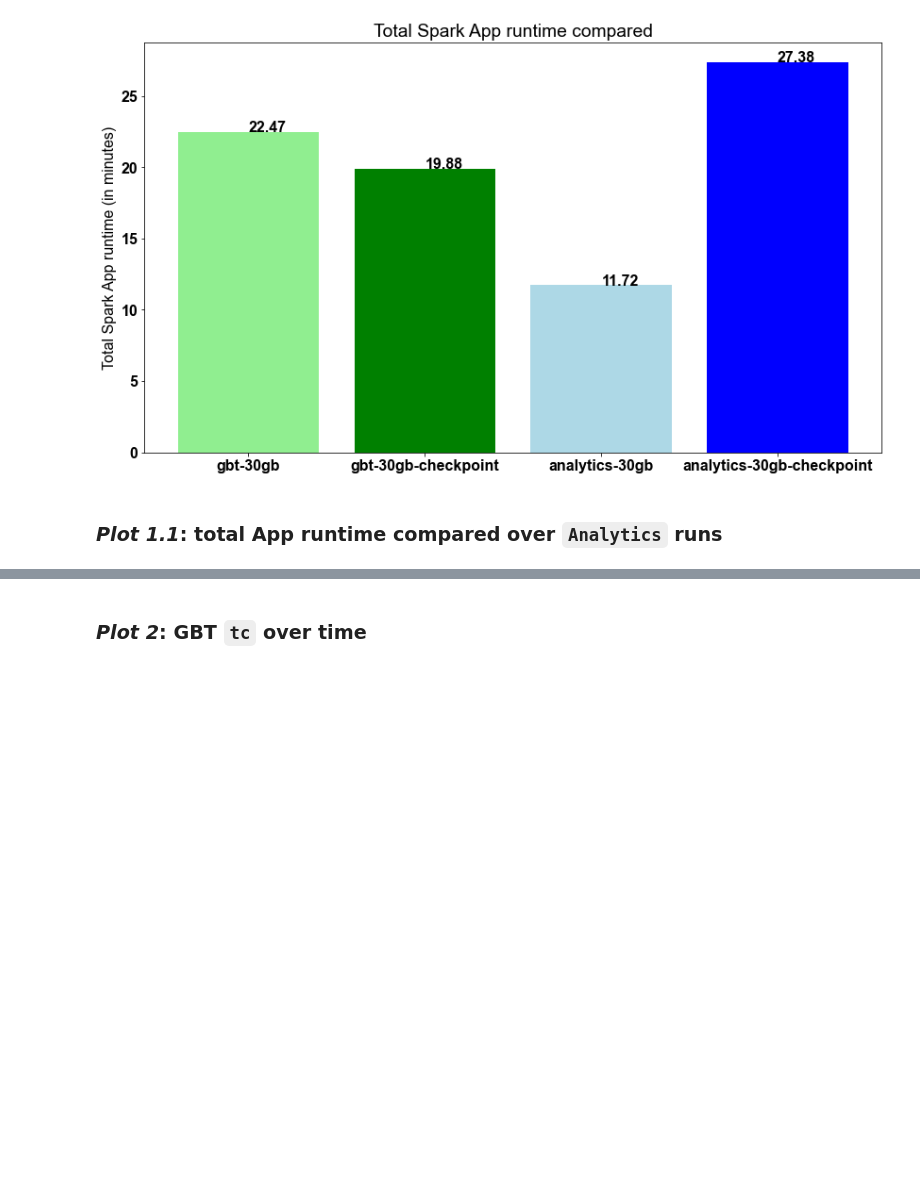
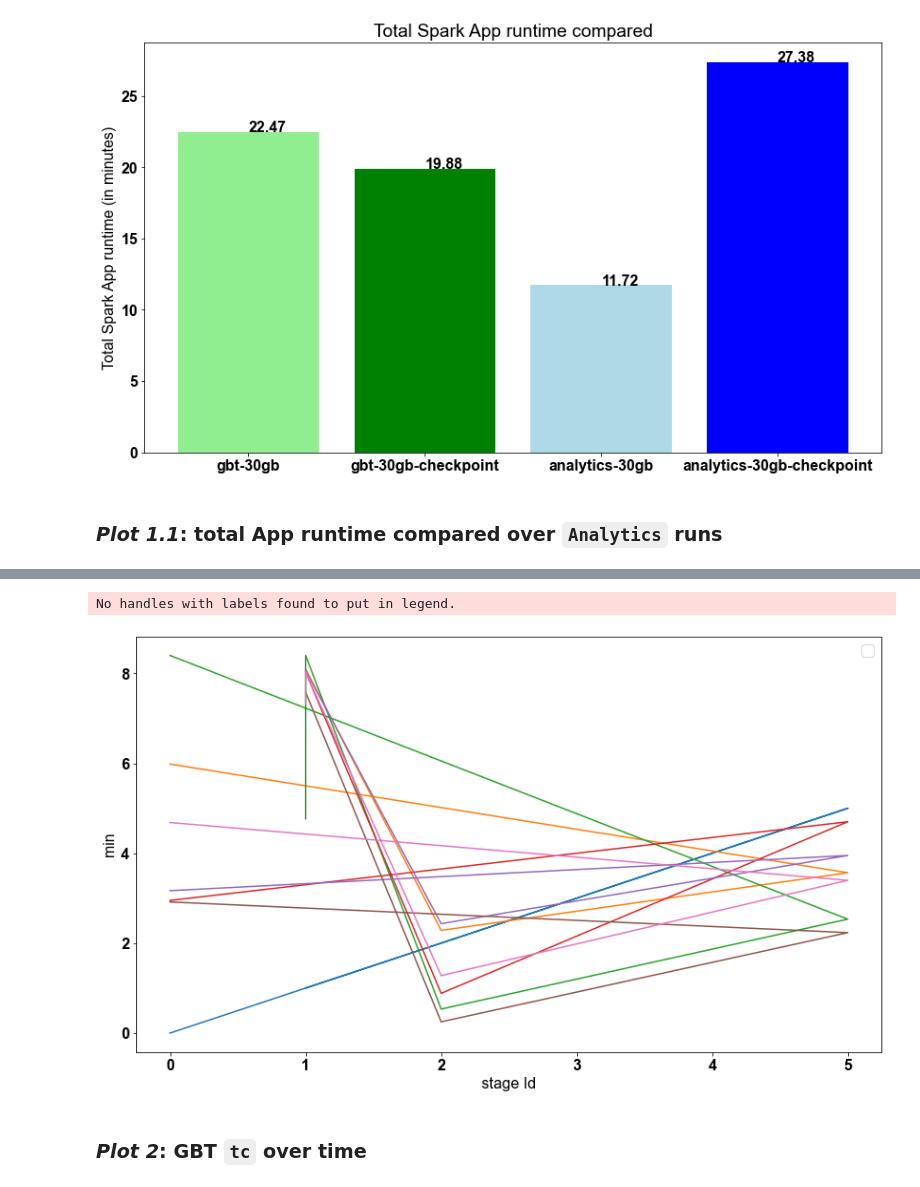
Before and after one commit to felidsche/enel-experiments, a Jupyter notebook: evaluation/gbt_analytics_cluster_experiments-large.ipynb, the cells around one changed output, grey strips where cells are left out. Saved outputs shown, nothing was run; the diff lists cells and outputs as text; code cells hidden in the pictures; blank space fills up the shorter version.

```diff
--- a/evaluation/gbt_analytics_cluster_experiments-large.ipynb
+++ b/evaluation/gbt_analytics_cluster_experiments-large.ipynb
@@ -547,0 +584,15 @@ plt.show()
+# %%
+analytics_check_df.filter(
+    (~F.isnan(F.col("tcMinStage"))) &
+    (~F.isnan(F.col("meanTcMinStage")))
+).select("stageId","tcMinStage", "tcMinStage_2", "tcMinStage_3", "tcMinStage_4", "tcMinStage_5", "meanTcMinStage").distinct().sort("stageId").show()
+
+analytics_check_tcMinStage = analytics_check_df.filter(
+    (~F.isnan(F.col("tcMinStage"))) &
+    (~F.isnan(F.col("meanTcMinStage")))
+#    (F.col("stageId")== 0)
+).select("stageId","tcMinStage", "tcMinStage_2", "tcMinStage_3", "tcMinStage_4", "tcMinStage_5", "meanTcMinStage").distinct().collect()  # in minutes
+
+
+stages = [s.stageId for s in analytics_check_tcMinStage]
+print(stages)
@@ -548,3 +611,27 @@ plt.show()
+# %%
+import matplotlib.pyplot as plt
+from matplotlib.pyplot import figure
+
+font = {'family' : 'arial',
+        'weight' : 'bold',
+        'size'   : 16}
+
+plt.rc('font', **font)
+
+
+fig = plt.figure(figsize=(14, 8))
+
+plt.b(stages, analytics_check_tcMinStage)
+
+plt.legend()
+
+plt.xlabel("stage Id")
+plt.ylabel("min")
+
+plt.show()
+# %% [output]
+No handles with labels found to put in legend.
+[figure, added]
 # %% [markdown]
 ### *Plot 2*: GBT `tc` over time
 # %%
```
Also changed, not shown: parts of 27 cells of this notebook, 9 other files.
